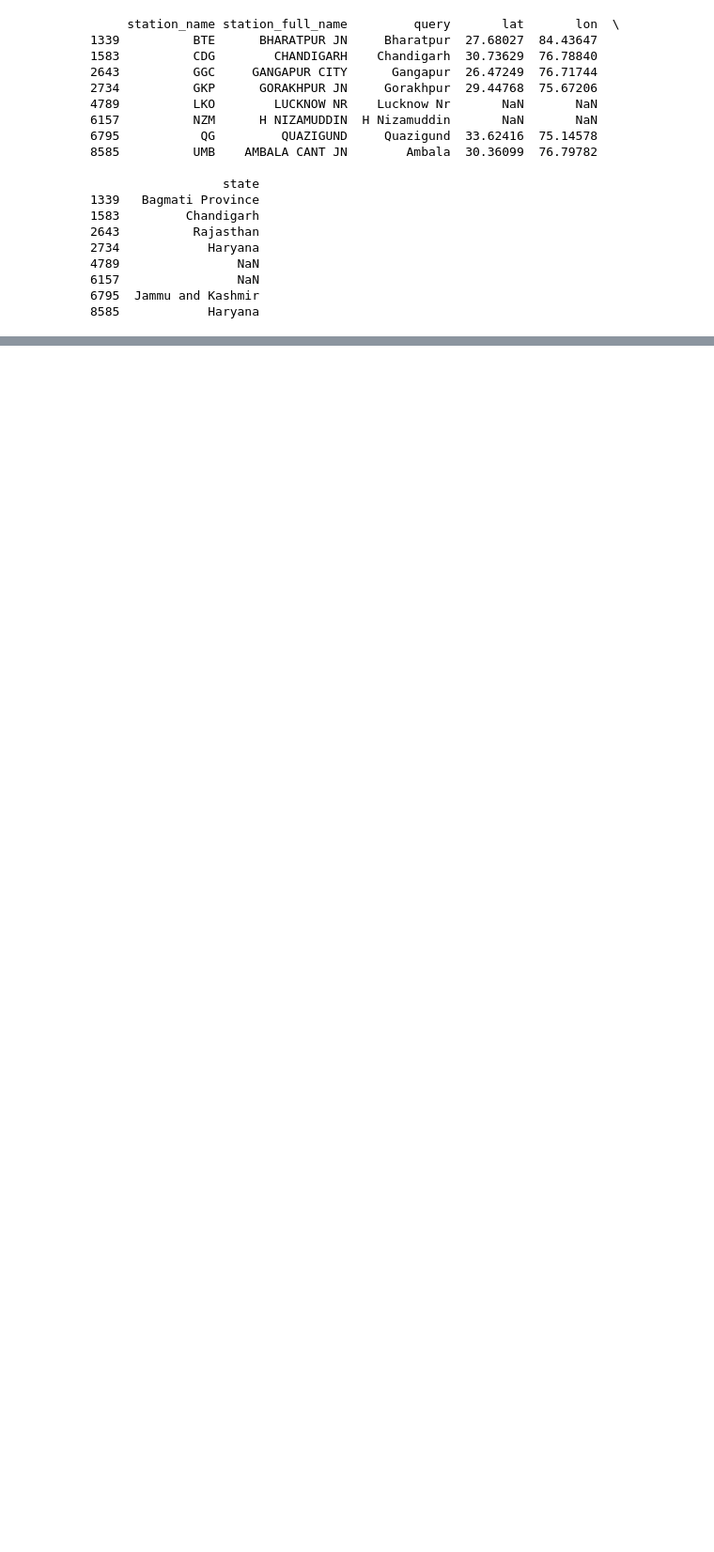
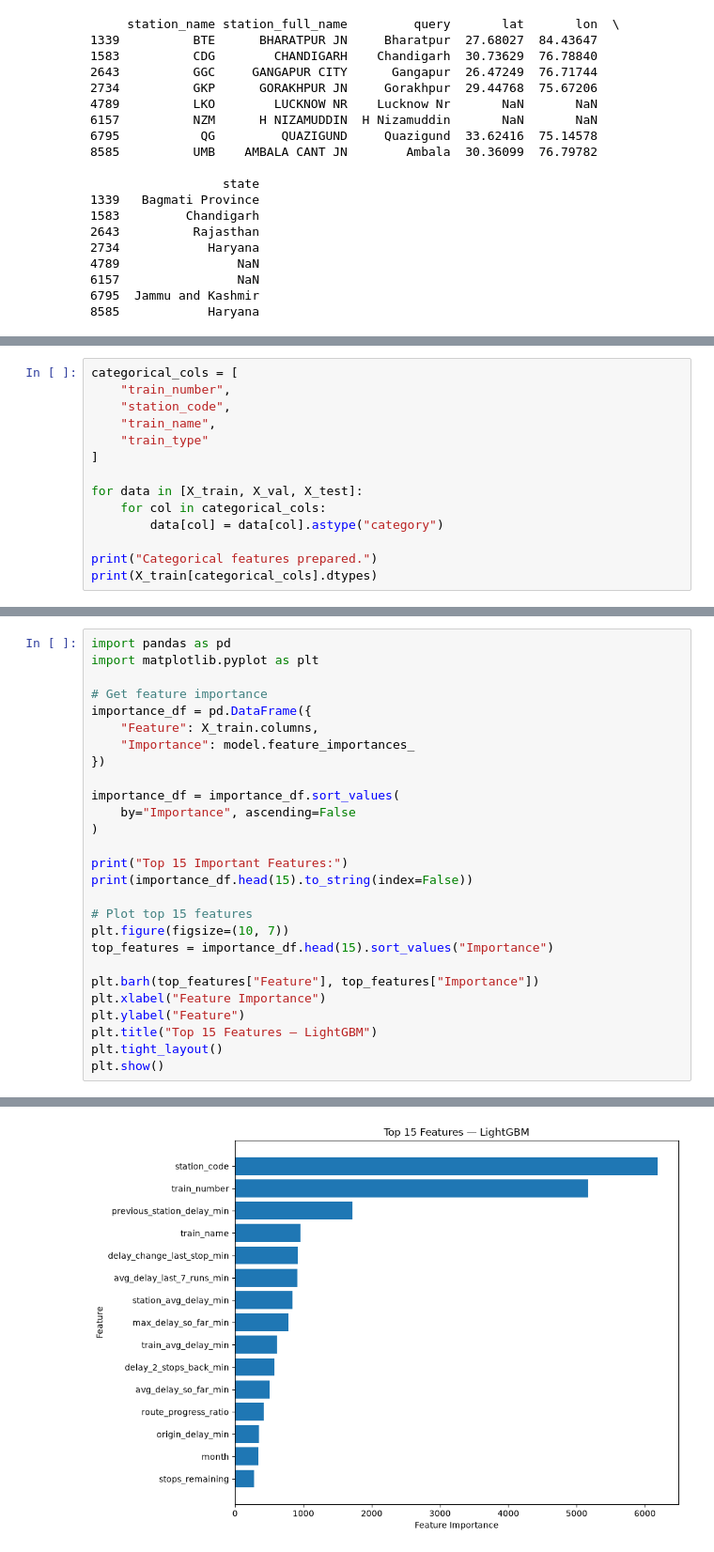
Before and after one commit to ShreshthaPandey/train-delay-predictor, a Jupyter notebook: Untitled.ipynb, the cells around one changed output, grey strips where cells are left out. Shown at 94% size. Saved outputs shown, nothing was run; the diff lists cells and outputs as text; blank space fills up the shorter version.

Commit message:
Initial commit: Northern Railway Train Delay Predictor app

```diff
--- a/Untitled.ipynb
+++ b/Untitled.ipynb
@@ -1171,0 +2740,14 @@ print(test[["station_name", "station_full_name", "query", "lat", "lon", "state"]
+# %%
+categorical_cols = [
+    "train_number",
+    "station_code",
+    "train_name",
+    "train_type"
+]
+
+for data in [X_train, X_val, X_test]:
+    for col in categorical_cols:
+        data[col] = data[col].astype("category")
+
+print("Categorical features prepared.")
+print(X_train[categorical_cols].dtypes)
@@ -1171,0 +3020,28 @@ print(test[["station_name", "station_full_name", "query", "lat", "lon", "state"]
+# %%
+import pandas as pd
+import matplotlib.pyplot as plt
+
+# Get feature importance
+importance_df = pd.DataFrame({
+    "Feature": X_train.columns,
+    "Importance": model.feature_importances_
+})
+
+importance_df = importance_df.sort_values(
+    by="Importance", ascending=False
+)
+
+print("Top 15 Important Features:")
+print(importance_df.head(15).to_string(index=False))
+
+# Plot top 15 features
+plt.figure(figsize=(10, 7))
+top_features = importance_df.head(15).sort_values("Importance")
+
+plt.barh(top_features["Feature"], top_features["Importance"])
+plt.xlabel("Feature Importance")
+plt.ylabel("Feature")
+plt.title("Top 15 Features — LightGBM")
+plt.tight_layout()
+plt.show()
+# %% [output]
@@ -1171,0 +3065 @@ print(test[["station_name", "station_full_name", "query", "lat", "lon", "state"]
+[figure, added]
```
Also changed, not shown: parts of 86 cells of this notebook, 4 other files.
